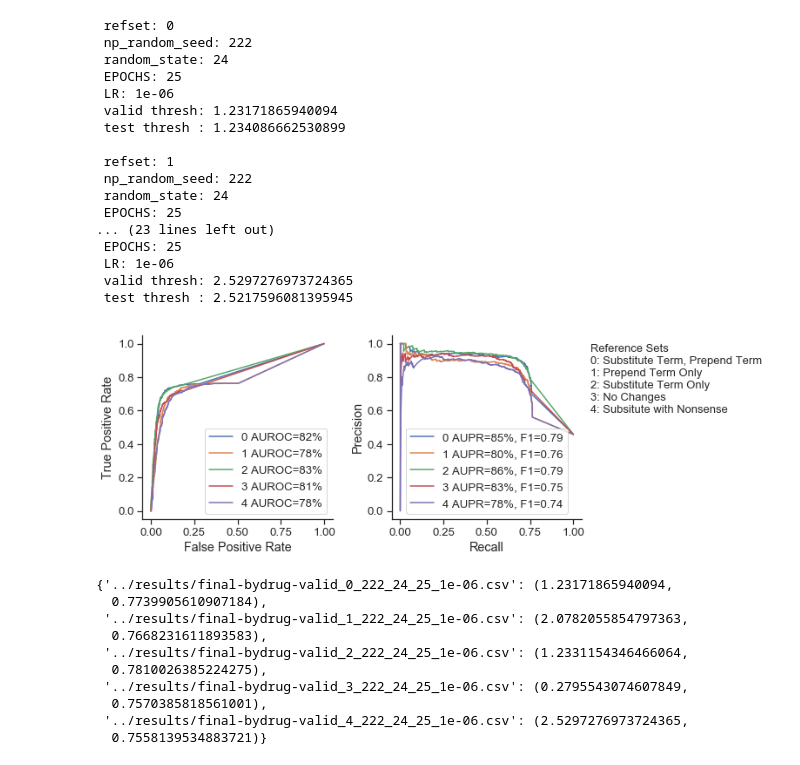
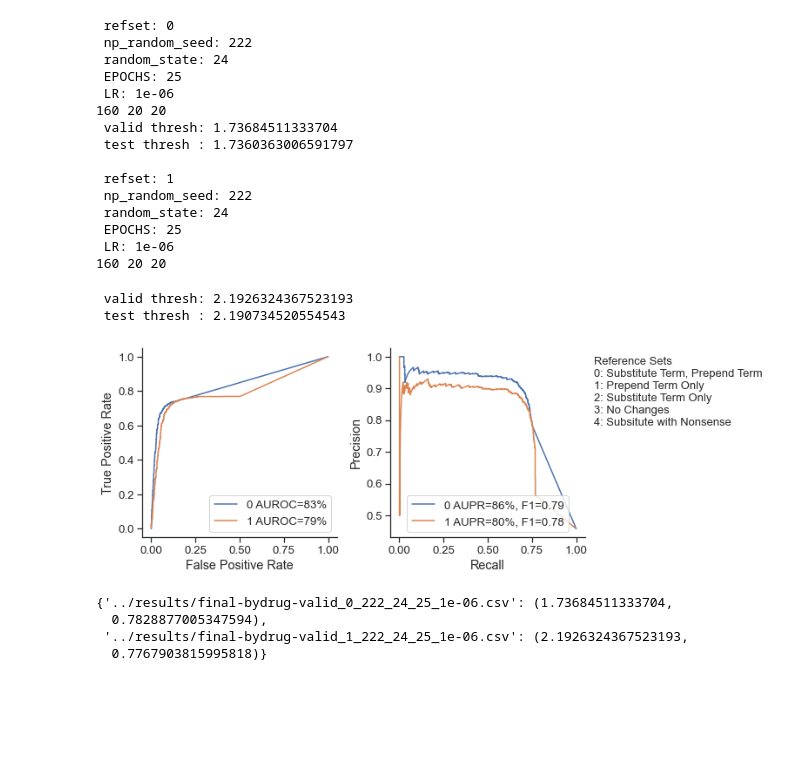
Before and after one commit to tatonetti-lab/onsides, a Jupyter notebook: notebooks/ClinicalBERT Compare Runs.ipynb, the cells around one changed output. Saved outputs shown, nothing was run; the diff lists cells and outputs as text; code cells hidden in the pictures; blank space fills up the shorter version.

Commit message:
updated notebooks while I wait for reference sets 2-4 to rerun

```diff
--- a/notebooks/ClinicalBERT Compare Runs.ipynb
+++ b/notebooks/ClinicalBERT Compare Runs.ipynb
@@ -39,12 +27,9 @@ total 64144
 split = 'test'
 results_files = [f'../results/final-bydrug-{split}_0_222_24_25_1e-06.csv',
                  f'../results/final-bydrug-{split}_1_222_24_25_1e-06.csv',
-                 f'../results/final-bydrug-{split}_2_222_24_25_1e-06.csv',
-                 f'../results/final-bydrug-{split}_3_222_24_25_1e-06.csv',
-                 f'../results/final-bydrug-{split}_4_222_24_25_1e-06.csv']
+#                  f'../results/final-bydrug-{split}_2_222_24_25_1e-06.csv',
+#                  f'../results/final-bydrug-{split}_3_222_24_25_1e-06.csv',
+#                  f'../results/final-bydrug-{split}_4_222_24_25_1e-06.csv'
+                ]
 # %%
 labels = {'not_event': 0, 'is_event': 1}
-# %%
-datapath = '../data/clinical_bert_reference_set.txt'
-df = pd.read_csv(datapath)
-df.head()
@@ -84,6 +62,9 @@ for resultspath in results_files:
     print(f" EPOCHS: {EPOCHS}")
     print(f" LR: {LR}")
 
+    datapath = f'../data/ref{refset}_clinical_bert_reference_set.txt'
+    df = pd.read_csv(datapath)
+
     druglist = sorted(set(df['drug']))
 
     random.seed(np_random_seed)
@@ -91,7 +72,7 @@ for resultspath in results_files:
 
     drugs_train, drugs_val, drugs_test = np.split(druglist, [int(0.8*len(druglist)), int(0.9*len(druglist))])
 
-    len(drugs_train), len(drugs_val), len(drugs_test)
+    print(len(drugs_train), len(drugs_val), len(drugs_test))
 
     df_train = df[df['drug'].isin(drugs_train)]
     df_val = df[df['drug'].isin(drugs_val)]
@@ -184,50 +165,44 @@ for resultspath in results_files:
         print(f" valid thresh: {vthresh}")
         print(f" test thresh : {tthresh}")
 
     print("")
 
     plt.plot(recall, precision, label='%s AUPR=%.0f%%, F1=%.2f' % (refset, 100*metrics.auc(recall, precision), max_f1))
     plt.legend()
     if first:
         plt.ylabel('Precision')
         plt.xlabel('Recall')
         sns.despine()
 
     first = False
 
 reflegend = 'Reference Sets\n' + '\n'.join([f"{i}: {s}" for i, s in refset_names.items()])
 plt.text(1.1, 1.0, reflegend, fontsize=13, verticalalignment='top')
 plt.tight_layout()
 plt.savefig(f'../figures/{split}perf_groupedallse_compare_{np_random_seed}_{random_state}_{EPOCHS}_{LR}.pdf')
 # %% [output]
  refset: 0
  np_random_seed: 222
  random_state: 24
  EPOCHS: 25
  LR: 1e-06
- valid thresh: 1.23171865940094
- test thresh : 1.234086662530899
+160 20 20
+ valid thresh: 1.73684511333704
+ test thresh : 1.7360363006591797
 
  refset: 1
  np_random_seed: 222
  random_state: 24
  EPOCHS: 25
-... (23 lines left out)
- EPOCHS: 25
  LR: 1e-06
- valid thresh: 2.5297276973724365
- test thresh : 2.5217596081395945
+160 20 20
+ valid thresh: 2.1926324367523193
+ test thresh : 2.190734520554543
-[figure, old version]
+[figure, new version]
 # %%
 max_f1_thresholds
 # %% [output]
-{'../results/final-bydrug-valid_0_222_24_25_1e-06.csv': (1.23171865940094,
-  0.7739905610907184),
- '../results/final-bydrug-valid_1_222_24_25_1e-06.csv': (2.0782055854797363,
-  0.7668231611893583),
- '../results/final-bydrug-valid_2_222_24_25_1e-06.csv': (1.2331154346466064,
-  0.7810026385224275),
- '../results/final-bydrug-valid_3_222_24_25_1e-06.csv': (0.2795543074607849,
-  0.7570385818561001),
- '../results/final-bydrug-valid_4_222_24_25_1e-06.csv': (2.5297276973724365,
-  0.7558139534883721)}
+{'../results/final-bydrug-valid_0_222_24_25_1e-06.csv': (1.73684511333704,
+  0.7828877005347594),
+ '../results/final-bydrug-valid_1_222_24_25_1e-06.csv': (2.1926324367523193,
+  0.7767903815995818)}
```
Also changed, not shown: parts of 2 cells of this notebook, 2 other files.
